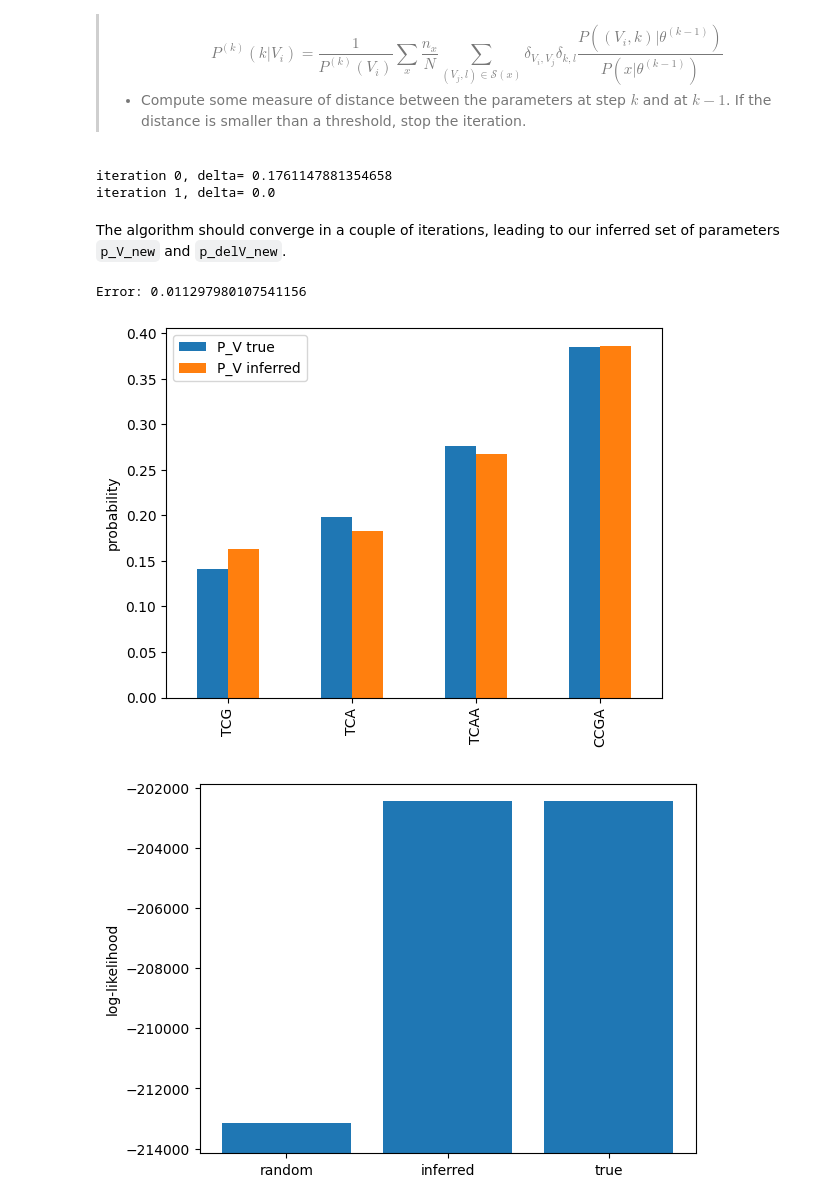
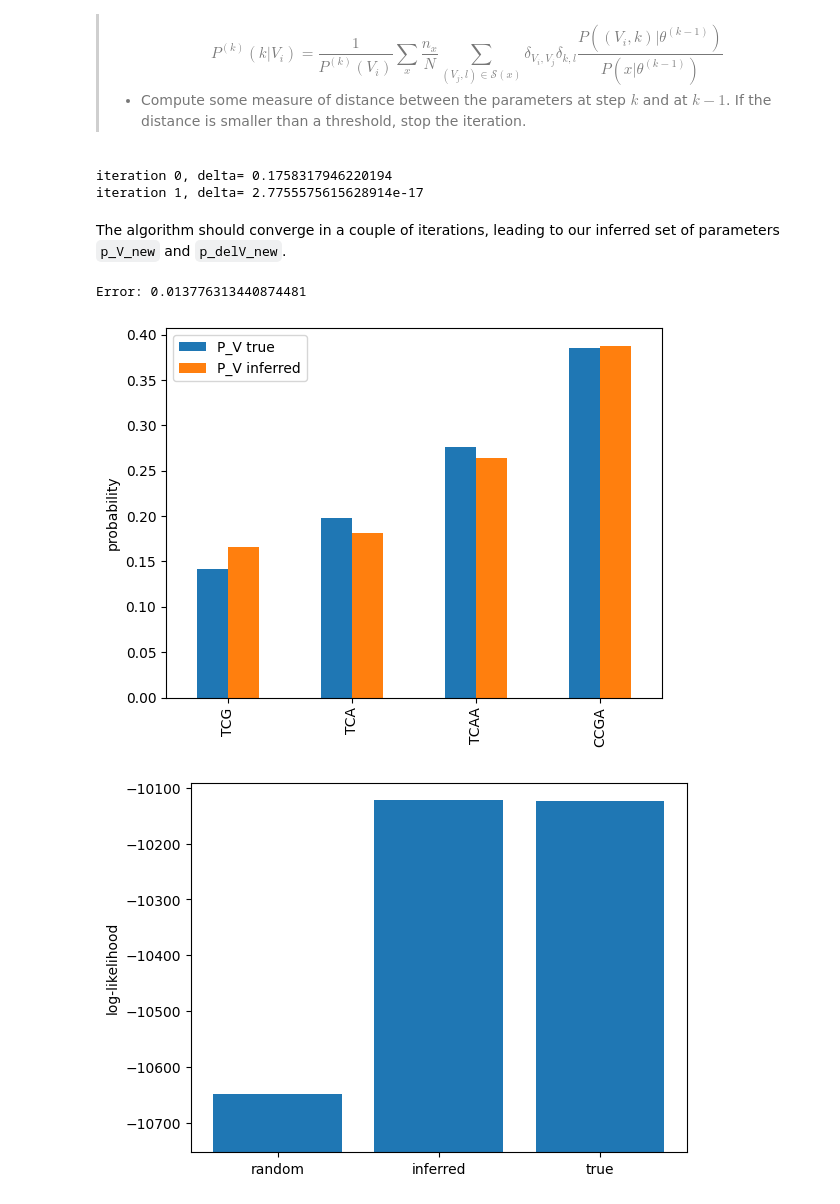
Before and after one commit to amazzoli/Quantitative_immunology, a Jupyter notebook: notebooks/VDJ_exercise.ipynb, the cells around one changed output. Saved outputs shown, nothing was run; the diff lists cells and outputs as text; code cells hidden in the pictures.

```diff
--- a/notebooks/VDJ_exercise.ipynb
+++ b/notebooks/VDJ_exercise.ipynb
@@ -142,7 +142,7 @@ def generate_data(p_V_true, p_delV_true, n_seqs):
 
   return pd.Series(seqs_count, index=seqs).groupby(level=0).agg(sum)
 # %%
-N = 100000
+N = 5000
 data_seqs = generate_data(p_V_true, p_delV_true, N)
 # %%
 data_seqs
@@ -367,8 +367,8 @@ for i in range(10):
 
   p_V_guess, p_delV_guess = np.copy(p_V_new), np.copy(p_delV_new)
 # %% [output]
-iteration 0, delta= 0.1761147881354658
-iteration 1, delta= 0.0
+iteration 0, delta= 0.1758317946220194
+iteration 1, delta= 2.7755575615628914e-17
 # %% [markdown]
 The algorithm should converge in a couple of iterations, leading to our inferred set of parameters `p_V_new` and `p_delV_new`.
 # %%
@@ -383,18 +383,18 @@ plt.ylabel('probability')
 
 plt.savefig('P_V_indeferece_comparison.svg')
 # %% [output]
-Error: 0.011297980107541156
+Error: 0.013776313440874481
-[figure, old version]
+[figure, new version]
 # %%
 plt.ylabel('log-likelihood')
-offs = rand_like - 1000
+offs = rand_like - (true_like - rand_like)/5
 guess_like = log_likelihood(data_seqs, p_V_new, p_delV_new, seq_to_scenarios)
 likes = np.array([rand_like, guess_like, true_like])
 plt.bar([0,1,2], likes - offs, tick_label=['random', 'inferred', 'true'], bottom = offs)
 
 plt.savefig('likelihood_comparison.svg')
 # %% [output]
-[figure, old version]
+[figure, new version]
 # %% [markdown]
 ### Exercises
 1 - Visualize also the differences between the guesses and real estimates of deletion probabilities.
```
Also changed, not shown: parts of 3 cells of this notebook.
